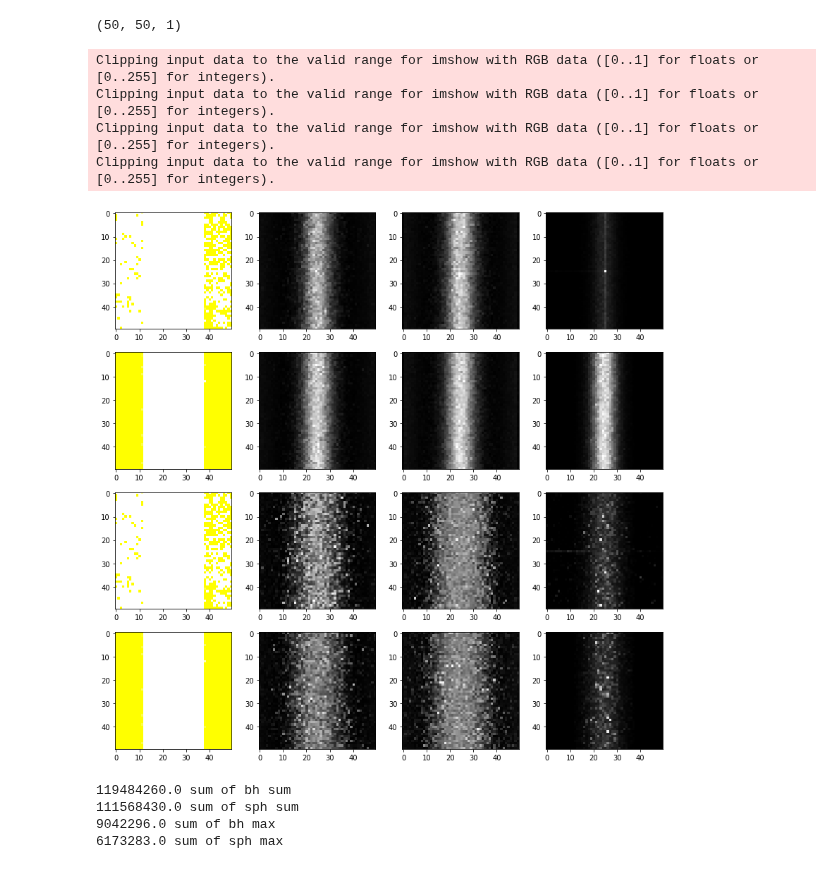
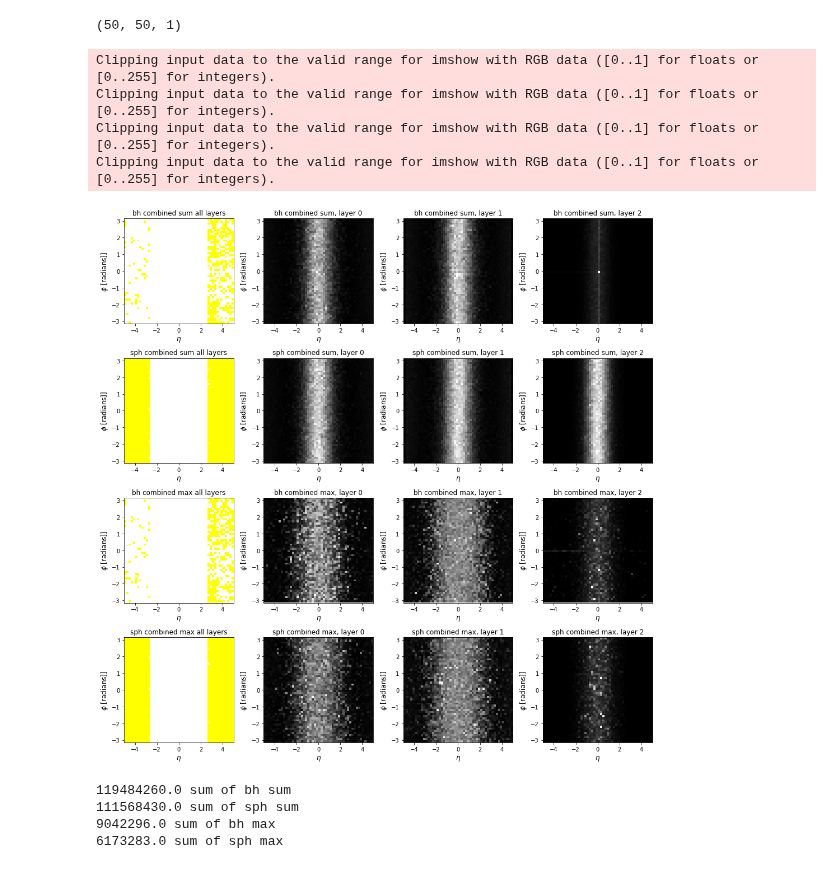
Before and after one commit to 591291-hvl/Bachelor, a Jupyter notebook: Code/notebooks/Tester/heatmap.ipynb, the cells around one changed output. Cells and saved outputs as stored; diff of their text form; code cells hidden in the pictures.

Commit message:
labels on graph

```diff
--- a/Code/notebooks/Tester/heatmap.ipynb
+++ b/Code/notebooks/Tester/heatmap.ipynb
@@ -57,23 +57,40 @@ from matplotlib import pyplot as plt
 np.shape(np.reshape([x if x <= 607435.3 else 0.0 for x in bhcombinedSum[:,:,2:3].flatten()], (50, 50, 1)))
 # %% [output]
 (50, 50, 1)
+# %%
+def imagePlot(ax, i, j, array, title):
+    ax[i][j].set_ylabel(r"$\phi$ [radians]]", fontsize=12)
+    ax[i][j].set_xlabel(r"$\eta$", fontsize=12)
+    ax[i][j].imshow(array, cmap='gray', extent=[-5, 5, -np.pi, np.pi], aspect='auto')
+    ax[i][j].set_title(title)
 # %%
 f, axarr = plt.subplots(4,4, figsize=(14,14))
-axarr[0][0].imshow(bhcombinedSum, cmap='gray')
-axarr[1][0].imshow(sphcombinedSum, cmap='gray')
-axarr[2][0].imshow(bhcombinedMax, cmap='gray')
-axarr[3][0].imshow(sphcombinedMax, cmap='gray')
+
+imagePlot(axarr, 0, 0, bhcombinedSum, "bh combined sum all layers")
+
+imagePlot(axarr, 1, 0, sphcombinedSum, "sph combined sum all layers")
+
+imagePlot(axarr, 2, 0, bhcombinedMax, "bh combined max all layers")
+
+imagePlot(axarr, 3, 0, sphcombinedMax, "sph combined max all layers")
+
 for i in range(1,4):
-    axarr[0][i].imshow(bhcombinedSum[:,:,(i-1):i], cmap='gray')
-    axarr[1][i].imshow(sphcombinedSum[:,:,(i-1):i], cmap='gray')
-    axarr[2][i].imshow(bhcombinedMax[:,:,(i-1):i], cmap='gray')
-    axarr[3][i].imshow(sphcombinedMax[:,:,(i-1):i], cmap='gray')
+    imagePlot(axarr, 0, i, bhcombinedSum[:,:,(i-1):i], "bh combined sum, layer " + str(i-1))
+
+    imagePlot(axarr, 1, i, sphcombinedSum[:,:,(i-1):i], "sph combined sum, layer " + str(i-1))
+
+    imagePlot(axarr, 2, i, bhcombinedMax[:,:,(i-1):i], "bh combined max, layer " + str(i-1))
+
+    imagePlot(axarr, 3, i, sphcombinedMax[:,:,(i-1):i], "sph combined max, layer " + str(i-1))
+
+f.tight_layout()
+plt.show()
 # %% [output]
 Clipping input data to the valid range for imshow with RGB data ([0..1] for floats or [0..255] for integers).
 Clipping input data to the valid range for imshow with RGB data ([0..1] for floats or [0..255] for integers).
 Clipping input data to the valid range for imshow with RGB data ([0..1] for floats or [0..255] for integers).
 Clipping input data to the valid range for imshow with RGB data ([0..1] for floats or [0..255] for integers).
-[figure, old version]
+[figure, new version]
 # %%
 print(str(np.asarray(bhcombinedSum.flatten()).sum()) + " sum of bh sum")
 print(str(np.asarray(sphcombinedSum.flatten()).sum()) + " sum of sph sum")
```
Also changed, not shown: 1 other file.
